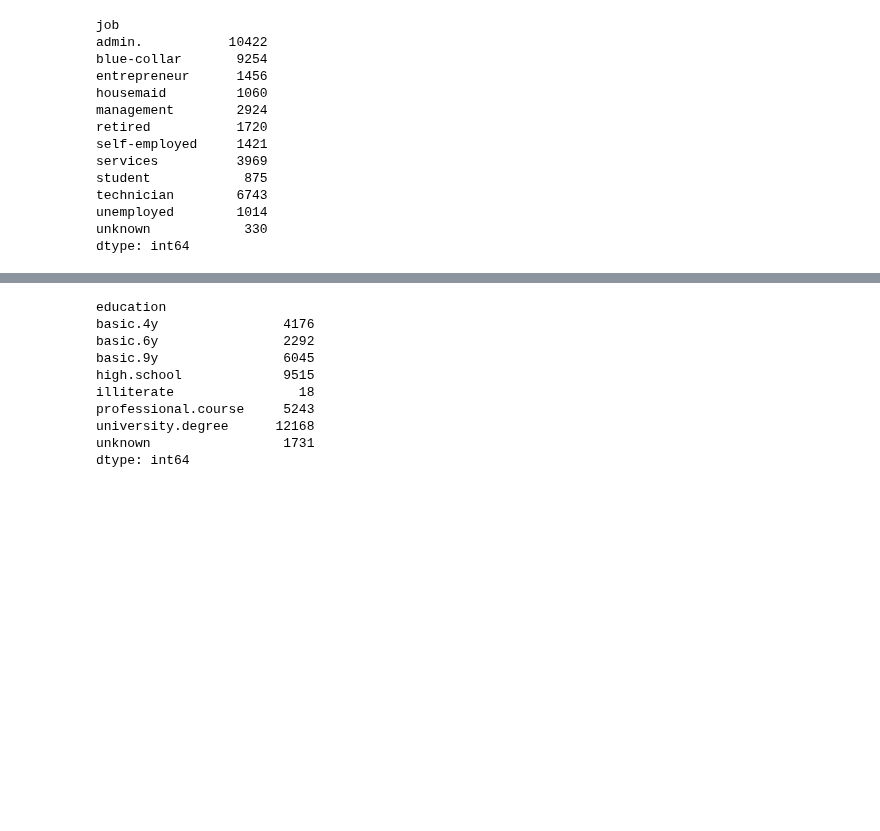
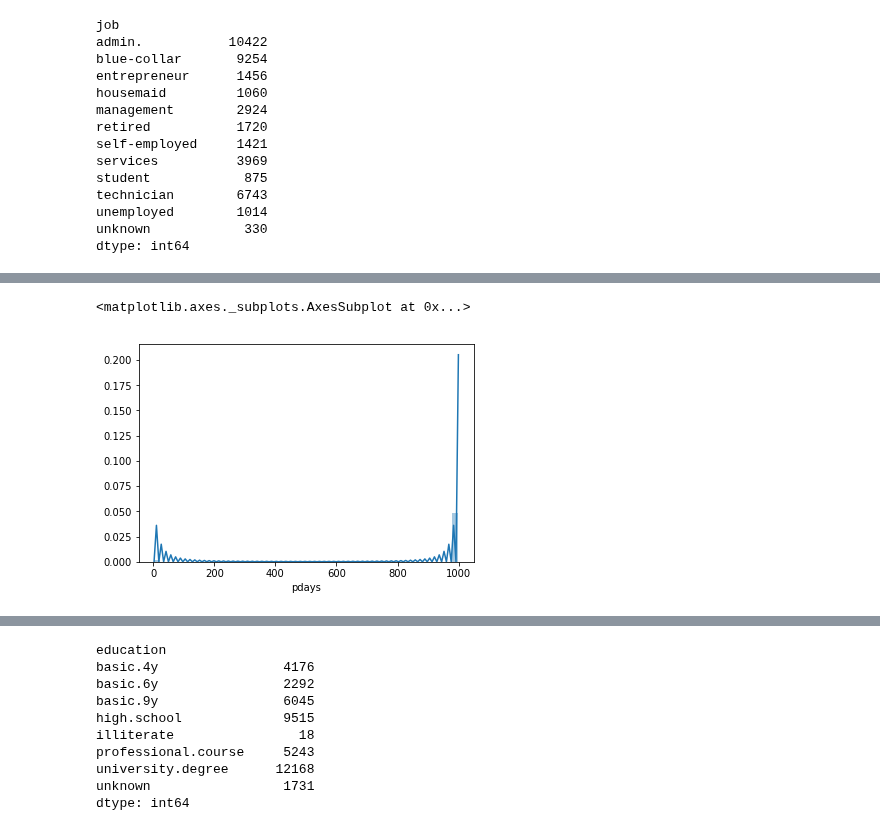
Before and after one commit to mkm29/DataScience, a Jupyter notebook: thinkful/unit/1/capstone/Bank Marketing.ipynb, the cells around one changed output, grey strips where cells are left out. Drawn from its saved outputs; the diff is of its cells as text; code cells hidden in the pictures; blank space fills up the shorter version.

Commit message:
Organized notebook, removed sections/plots.

```diff
--- a/thinkful/unit/1/capstone/Bank Marketing.ipynb
+++ b/thinkful/unit/1/capstone/Bank Marketing.ipynb
@@ -291,0 +404,5 @@ Housing loans remained relatively similar among jobs, as did personal loans. It
+# %%
+sns.distplot(df.query("poutcome == 0").pdays)
+# %% [output]
+<matplotlib.axes._subplots.AxesSubplot at 0x...>
+[figure, added]
```
Also changed, not shown: parts of 58 cells of this notebook.
